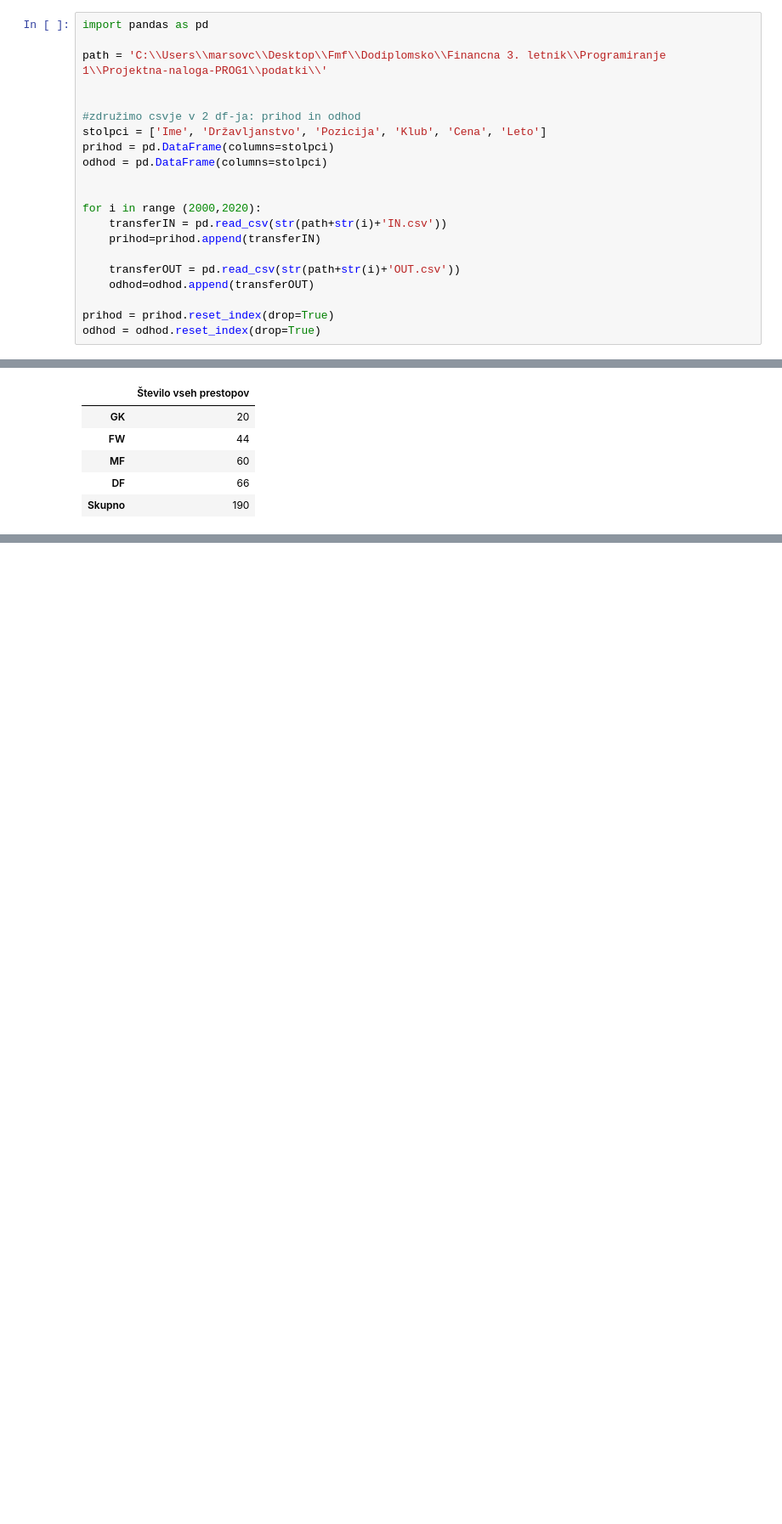
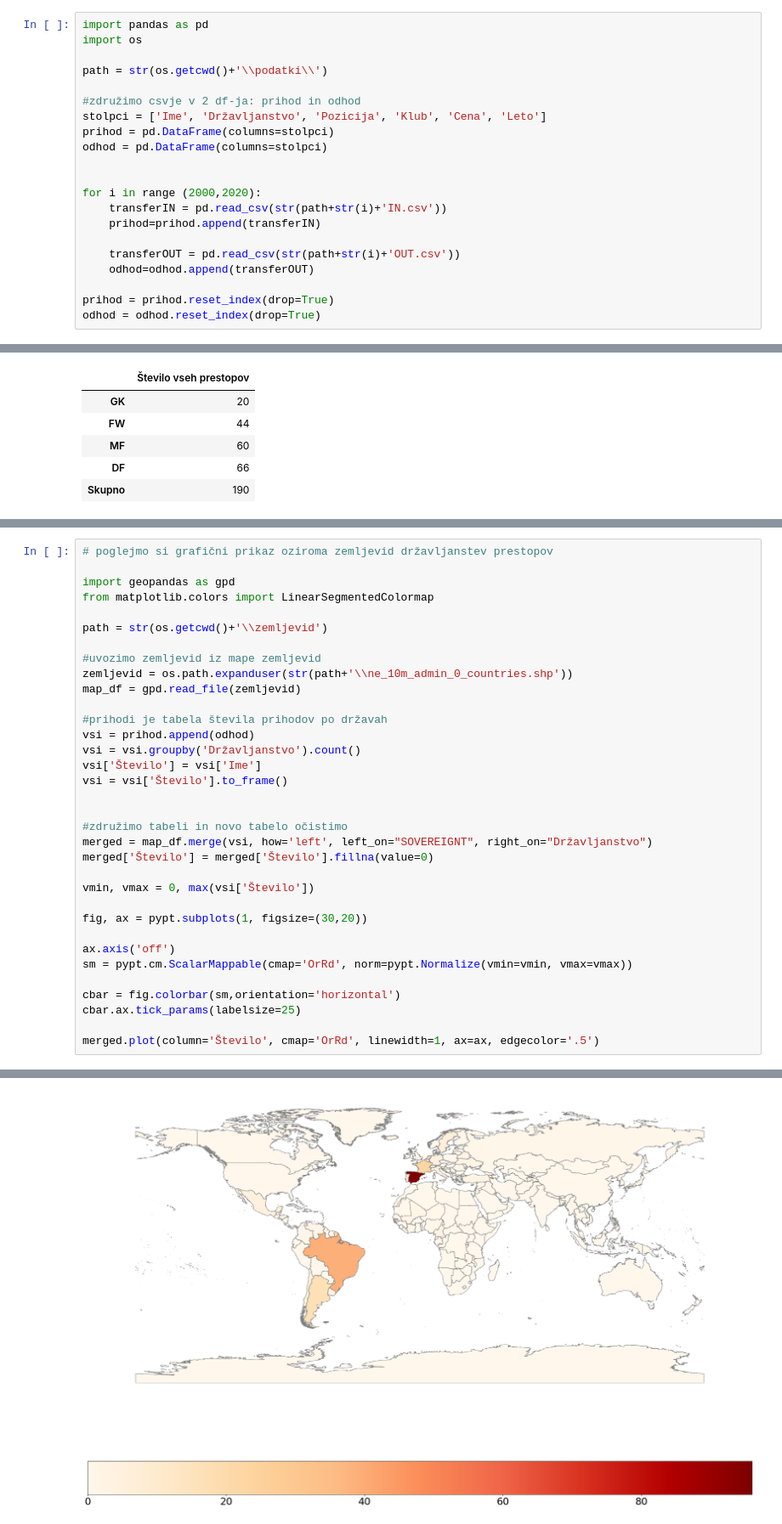
Before and after one commit to Marsovc1/Projektna-naloga-PROG1, a Jupyter notebook: analiza.ipynb, the cells around one changed output, grey strips where cells are left out. Shown at 85% size. Drawn from its saved outputs; the diff is of its cells as text; blank space fills up the shorter version.

Commit message:
dodal zemljevid

```diff
--- a/analiza.ipynb
+++ b/analiza.ipynb
@@ -1,8 +1,8 @@
 # %%
 import pandas as pd
+import os
 
-path = 'C:\\Users\\marsovc\\Desktop\\Fmf\\Dodiplomsko\\Financna 3. letnik\\Programiranje 1\\Projektna-naloga-PROG1\\podatki\\'
-
+path = str(os.getcwd()+'\\podatki\\')
 
 #združimo csvje v 2 df-ja: prihod in odhod
 stolpci = ['Ime', 'Državljanstvo', 'Pozicija', 'Klub', 'Cena', 'Leto']
@@ -350,3 +350,38 @@ vsi
 | 2018 | 13 |
 | 2019 | 15 |
 | Skupno | 264 |
+# %%
+# poglejmo si grafični prikaz oziroma zemljevid državljanstev prestopov
+
+import geopandas as gpd
+from matplotlib.colors import LinearSegmentedColormap
+
+path = str(os.getcwd()+'\\zemljevid')
+
+#uvozimo zemljevid iz mape zemljevid
+zemljevid = os.path.expanduser(str(path+'\\ne_10m_admin_0_countries.shp'))
+map_df = gpd.read_file(zemljevid)
+
+#prihodi je tabela števila prihodov po državah
+vsi = prihod.append(odhod)
+vsi = vsi.groupby('Državljanstvo').count()
+vsi['Število'] = vsi['Ime']
+vsi = vsi['Število'].to_frame()
+
+
+#združimo tabeli in novo tabelo očistimo
+merged = map_df.merge(vsi, how='left', left_on="SOVEREIGNT", right_on="Državljanstvo")
+merged['Število'] = merged['Število'].fillna(value=0)
+
+vmin, vmax = 0, max(vsi['Število'])
+
+fig, ax = pypt.subplots(1, figsize=(30,20))
+
+ax.axis('off')
+sm = pypt.cm.ScalarMappable(cmap='OrRd', norm=pypt.Normalize(vmin=vmin, vmax=vmax))
+
+cbar = fig.colorbar(sm,orientation='horizontal')
+cbar.ax.tick_params(labelsize=25)
+
+merged.plot(column='Število', cmap='OrRd', linewidth=1, ax=ax, edgecolor='.5')
+# %% [output]
@@ -352,0 +389 @@ vsi
+[figure, added]
```
Also changed, not shown: parts of 3 cells of this notebook, 12 other files.
